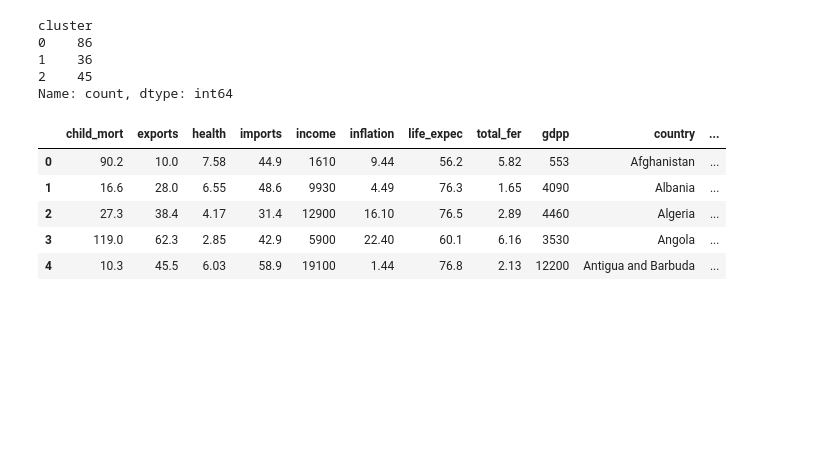
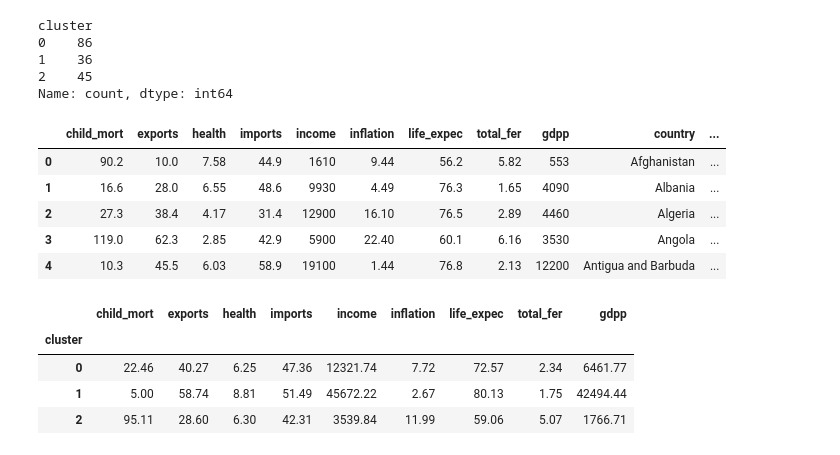
Before and after one commit to AnikaViado/UML_ASG1, a Jupyter notebook: Asg01_Group08_AnikaViado_TroyDelaRosa_VanceCastro_BenThompson.ipynb, the cells around one changed output. Saved outputs shown, nothing was run; the diff lists cells and outputs as text; code cells hidden in the pictures; blank space fills up the shorter version.

Commit message:
Add average feature values per cluster to profile each group

```diff
--- a/Asg01_Group08_AnikaViado_TroyDelaRosa_VanceCastro_BenThompson.ipynb
+++ b/Asg01_Group08_AnikaViado_TroyDelaRosa_VanceCastro_BenThompson.ipynb
@@ -286,3 +286,13 @@ Name: count, dtype: int64
 | 2 | 27.3 | 38.4 | 4.17 | 31.4 | 12900 | 16.10 | 76.5 | 2.89 | 4460 | Algeria | ... |
 | 3 | 119.0 | 62.3 | 2.85 | 42.9 | 5900 | 22.40 | 60.1 | 6.16 | 3530 | Angola | ... |
 | 4 | 10.3 | 45.5 | 6.03 | 58.9 | 19100 | 1.44 | 76.8 | 2.13 | 12200 | Antigua and Barbuda | ... |
+# %%
+# Average value of each feature within each cluster, to understand what each group represents
+cluster_profile = df_results.groupby('cluster').mean(numeric_only=True).round(2)
+cluster_profile
+# %% [output]
+|  | child_mort | exports | health | imports | income | inflation | life_expec | total_fer | gdpp |
+| cluster |  |  |  |  |  |  |  |  |  |
+| 0 | 22.46 | 40.27 | 6.25 | 47.36 | 12321.74 | 7.72 | 72.57 | 2.34 | 6461.77 |
+| 1 | 5.00 | 58.74 | 8.81 | 51.49 | 45672.22 | 2.67 | 80.13 | 1.75 | 42494.44 |
+| 2 | 95.11 | 28.60 | 6.30 | 42.31 | 3539.84 | 11.99 | 59.06 | 5.07 | 1766.71 |
```
